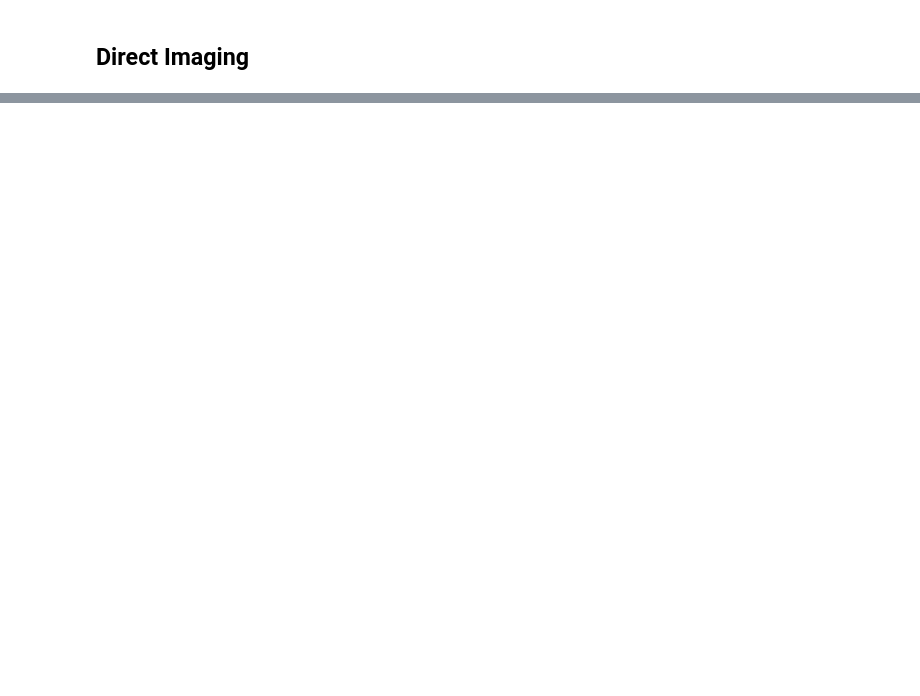
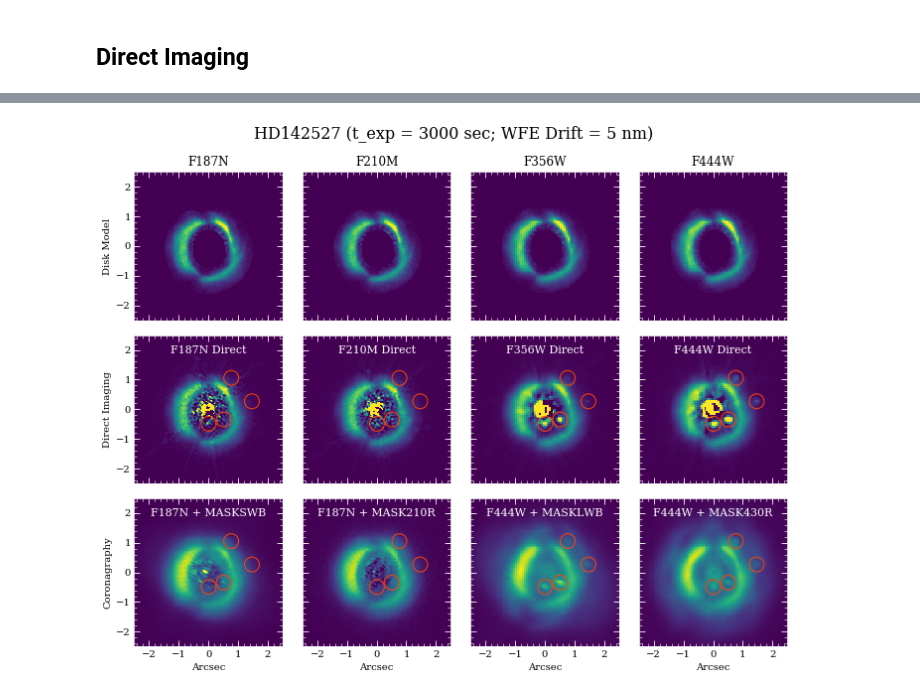
Before and after one commit to JarronL/pynrc, a Jupyter notebook: notebooks/NRC_ERS_HD142527.ipynb, the cells around one changed output, grey strips where cells are left out. Cells and saved outputs as stored; diff of their text form; code cells hidden in the pictures; blank space fills up the shorter version.

```diff
--- a/notebooks/NRC_ERS_HD142527.ipynb
+++ b/notebooks/NRC_ERS_HD142527.ipynb
@@ -1242,0 +485,3 @@ nrc_utils.plotAxes(ax, label1='E', label2='N')
+# %%
+# Create the four individual observations
+obs_dict = do_init(disk_mod=True, fov_pix=None, verbose=True)
@@ -1242,0 +540,8 @@ nrc_utils.plotAxes(ax, label1='E', label2='N')
+# %%
+# Save observations to separate variable name
+obs_bar = obs_dict
+filt_keys_bar = filt_keys
+# %%
+# Create HDU images for each observation
+wfe_drift = 5
+hdu_bar = do_gen_hdus(obs_bar, wfe_drift, verbose=True, opt_diff=False, PA1=290, PA2=300)
@@ -1242,0 +553,9 @@ nrc_utils.plotAxes(ax, label1='E', label2='N')
+# %%
+# Determine contrast curves for various WFE drift values
+wfe_list = [5,10]
+nsig = 5
+roll = 10
+curves_dict = do_contrast(wfe_list, filt_keys[-1:], nsig=nsig, roll_angle=roll)
+
+# Only want F444W
+curves_bar = curves_dict[filt_keys[-1]]
@@ -1242,0 +893,74 @@ nrc_utils.plotAxes(ax, label1='E', label2='N')
+# %%
+fig, axes = plot_images(obs_direct, hdu_direct, filt_keys_direct,
+            wfe_drift, fov=5, save_fig=False, show_sat=False, well_frac=1, return_fig_ax=True)
+
+fk = [filt_keys_circ[i] for i in [0,-1]]
+loc = [(1,2),(3,2)]
+axes_update(axes, loc, obs_circ, hdu_circ, fk,
+            wfe_drift, fov=5, show_sat=False, well_frac=1)
+
+fk = [filt_keys_bar[i] for i in [1,-1]]
+loc = [(0,2),(2,2)]
+axes_update(axes, loc, obs_bar, hdu_bar, fk,
+            wfe_drift, fov=5, show_sat=False, well_frac=1)
+
+
+axes[0,1].set_ylabel('Direct Imaging')
+axes[0,2].set_ylabel('Coronagraphy')
+
+axes[0,1].text(0.5, 0.9, 'F187N Direct',
+        verticalalignment='center', horizontalalignment='center',
+        transform=axes[0,1].transAxes,
+        color='white', fontsize=11)
+axes[1,1].text(0.5, 0.9, 'F210M Direct',
+        verticalalignment='center', horizontalalignment='center',
+        transform=axes[1,1].transAxes,
+        color='white', fontsize=11)
+axes[2,1].text(0.5, 0.9, 'F356W Direct',
+        verticalalignment='center', horizontalalignment='center',
+        transform=axes[2,1].transAxes,
+        color='white', fontsize=11)
+axes[3,1].text(0.5, 0.9, 'F444W Direct',
+        verticalalignment='center', horizontalalignment='center',
+        transform=axes[3,1].transAxes,
+        color='white', fontsize=11)
+
+axes[0,2].text(0.5, 0.9, 'F187N + MASKSWB',
+        verticalalignment='center', horizontalalignment='center',
+        transform=axes[0,2].transAxes,
+        color='white', fontsize=11)
+axes[1,2].text(0.5, 0.9, 'F187N + MASK210R',
+        verticalalignment='center', horizontalalignment='center',
+        transform=axes[1,2].transAxes,
+        color='white', fontsize=11)
+axes[2,2].text(0.5, 0.9, 'F444W + MASKLWB',
+        verticalalignment='center', horizontalalignment='center',
+        transform=axes[2,2].transAxes,
+        color='white', fontsize=11)
+axes[3,2].text(0.5, 0.9, 'F444W + MASK430R',
+        verticalalignment='center', horizontalalignment='center',
+        transform=axes[3,2].transAxes,
+        color='white', fontsize=11)
+
+
+rt_vals = [(1.48, -80), (1.29, -36), (0.62,-125), (0.50, 180)]
+axsub = axes[:,1:]
+for r,t in rt_vals:
+    x,y = nrc_utils.rtheta_to_xy(r,t)
+    x+=0.01
+    y+=0.01
+    for ax in axsub.flatten():
+        circle = matplotlib.patches.Circle((x,y), radius=0.25, lw=1, edgecolor='orangered', facecolor='none')
+        ax.add_artist(circle);
+
+exp_text = "t_exp = {:.0f} sec".format(3000)
+wfe_text = "WFE Drift = {} nm".format(wfe_drift)
+fig.suptitle('{} ({}; {})'.format(name_sci, exp_text, wfe_text), fontsize=16);
+
+fname = "{}_images.pdf".format(name_sci.replace(" ", ""))
+fig.savefig(outdir+fname)
+
+fname = "{}_images.png".format(name_sci.replace(" ", ""))
+fig.savefig(outdir+fname)
+# %% [output]
+[figure, added]
```
Also changed, not shown: parts of 94 cells of this notebook, 3 other files.
